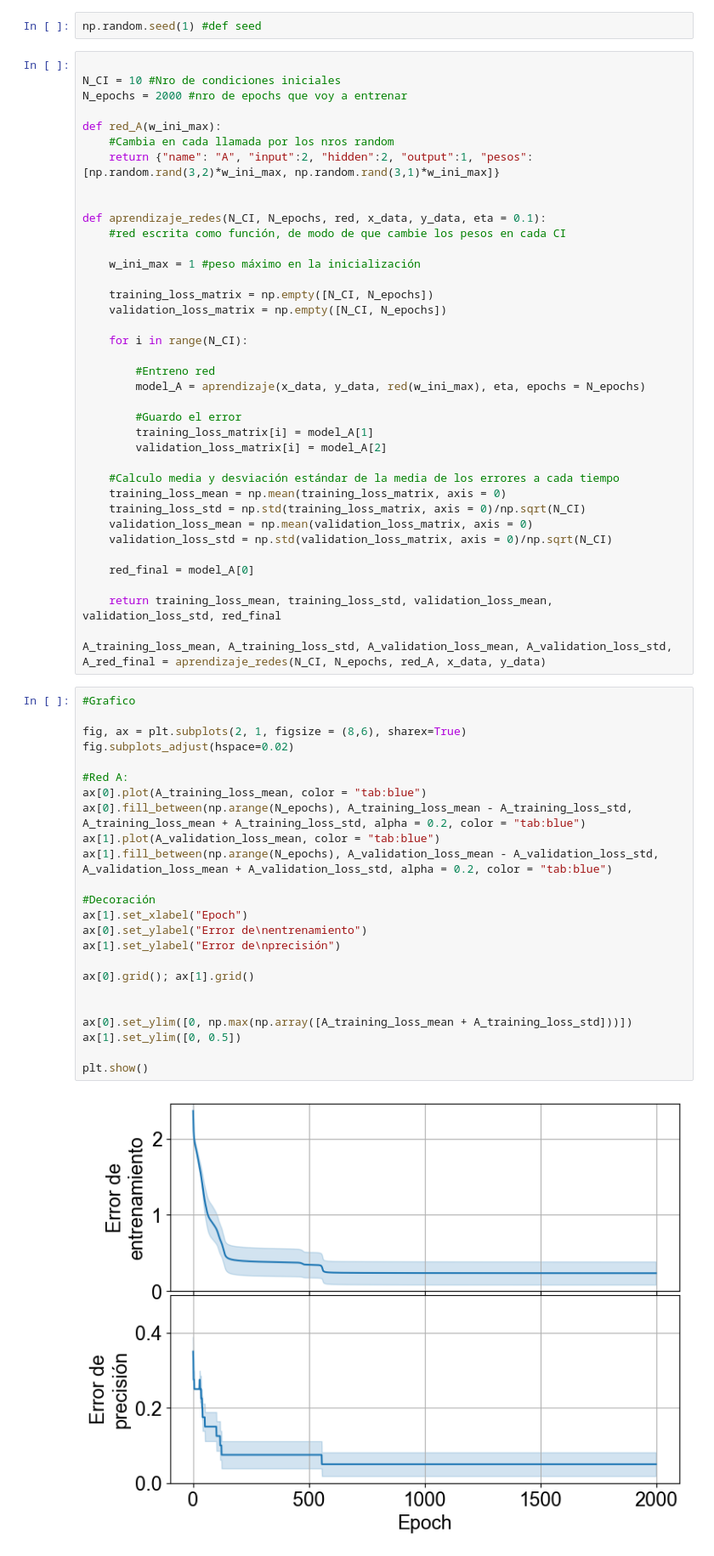
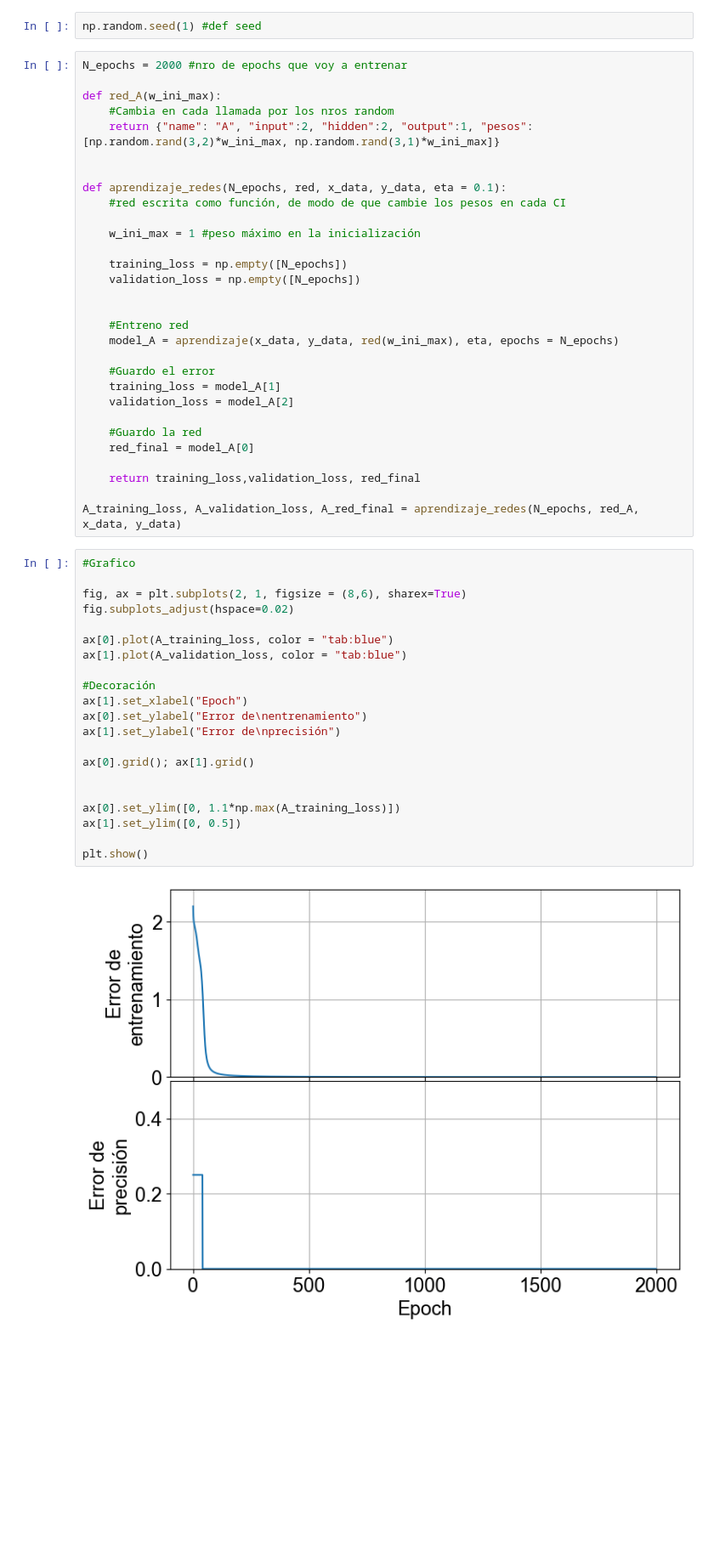
Before and after one commit to Lupama2/Phd-Investigacion-I, a Jupyter notebook: src/main/NeuralNetworks_introduction.ipynb, the cells around one changed output. Shown at 85% size. Saved outputs shown, nothing was run; the diff lists cells and outputs as text; blank space fills up the shorter version.

Commit message:
Change code of NeuralNetworks_introduction.ipynb so it trains only one network. This would be easier to understand by the student

```diff
--- a/src/main/NeuralNetworks_introduction.ipynb
+++ b/src/main/NeuralNetworks_introduction.ipynb
@@ -172,8 +170,6 @@ Para cada arquitectura repito el entrenamiento con 10 condiciones iniciales dist
 # %%
 np.random.seed(1) #def seed
 # %%
-
-N_CI = 10 #Nro de condiciones iniciales
 N_epochs = 2000 #nro de epochs que voy a entrenar
 
 def red_A(w_ini_max):
@@ -181,57 +177,48 @@ def red_A(w_ini_max):
     return {"name": "A", "input":2, "hidden":2, "output":1, "pesos":[np.random.rand(3,2)*w_ini_max, np.random.rand(3,1)*w_ini_max]}
 
 
-def aprendizaje_redes(N_CI, N_epochs, red, x_data, y_data, eta = 0.1):
+def aprendizaje_redes(N_epochs, red, x_data, y_data, eta = 0.1):
     #red escrita como función, de modo de que cambie los pesos en cada CI
 
     w_ini_max = 1 #peso máximo en la inicialización
 
-    training_loss_matrix = np.empty([N_CI, N_epochs])
-    validation_loss_matrix = np.empty([N_CI, N_epochs])
+    training_loss = np.empty([N_epochs])
+    validation_loss = np.empty([N_epochs])
 
-    for i in range(N_CI):
 
-        #Entreno red
-        model_A = aprendizaje(x_data, y_data, red(w_ini_max), eta, epochs = N_epochs)
+    #Entreno red
+    model_A = aprendizaje(x_data, y_data, red(w_ini_max), eta, epochs = N_epochs)
 
-        #Guardo el error
-        training_loss_matrix[i] = model_A[1]
-        validation_loss_matrix[i] = model_A[2]
+    #Guardo el error
+    training_loss = model_A[1]
+    validation_loss = model_A[2]
 
-    #Calculo media y desviación estándar de la media de los errores a cada tiempo
-    training_loss_mean = np.mean(training_loss_matrix, axis = 0)
-    training_loss_std = np.std(training_loss_matrix, axis = 0)/np.sqrt(N_CI)
-    validation_loss_mean = np.mean(validation_loss_matrix, axis = 0)
-    validation_loss_std = np.std(validation_loss_matrix, axis = 0)/np.sqrt(N_CI)
-
+    #Guardo la red
     red_final = model_A[0]
 
-    return training_loss_mean, training_loss_std, validation_loss_mean, validation_loss_std, red_final
+    return training_loss,validation_loss, red_final
 
-A_training_loss_mean, A_training_loss_std, A_validation_loss_mean, A_validation_loss_std, A_red_final = aprendizaje_redes(N_CI, N_epochs, red_A, x_data, y_data)
+A_training_loss, A_validation_loss, A_red_final = aprendizaje_redes(N_epochs, red_A, x_data, y_data)
 # %%
 #Grafico
 
 fig, ax = plt.subplots(2, 1, figsize = (8,6), sharex=True)
 fig.subplots_adjust(hspace=0.02)
 
-#Red A:
-ax[0].plot(A_training_loss_mean, color = "tab:blue")
-ax[0].fill_between(np.arange(N_epochs), A_training_loss_mean - A_training_loss_std, A_training_loss_mean + A_training_loss_std, alpha = 0.2, color = "tab:blue")
-ax[1].plot(A_validation_loss_mean, color = "tab:blue")
-ax[1].fill_between(np.arange(N_epochs), A_validation_loss_mean - A_validation_loss_std, A_validation_loss_mean + A_validation_loss_std, alpha = 0.2, color = "tab:blue")
+ax[0].plot(A_training_loss, color = "tab:blue")
+ax[1].plot(A_validation_loss, color = "tab:blue")
 
 #Decoración
 ax[1].set_xlabel("Epoch")
 ax[0].set_ylabel("Error de\nentrenamiento")
 ax[1].set_ylabel("Error de\nprecisión")
 
 ax[0].grid(); ax[1].grid()
 
 
-ax[0].set_ylim([0, np.max(np.array([A_training_loss_mean + A_training_loss_std]))])
+ax[0].set_ylim([0, 1.1*np.max(A_training_loss)])
 ax[1].set_ylim([0, 0.5])
 
 plt.show()
 # %% [output]
-[figure, old version]
+[figure, new version]
```
Also changed, not shown: parts of 2 cells of this notebook.
